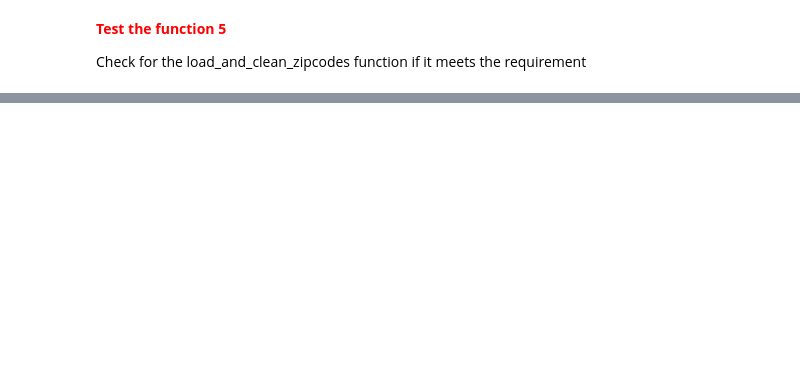
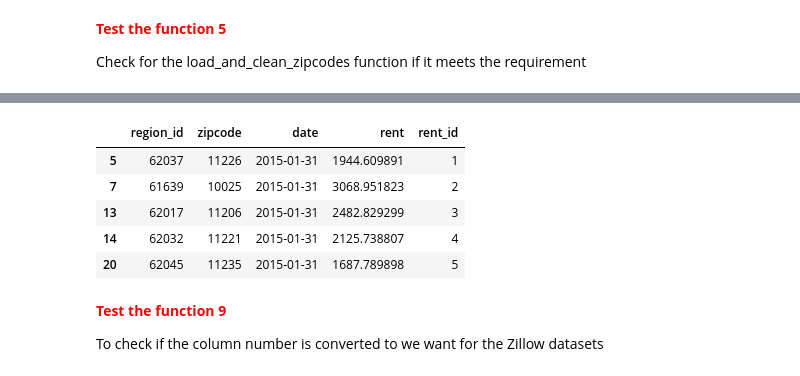
Before and after one commit to hy2836/IEORE4501_FinalProject, a Jupyter notebook: project_gp.ipynb, the cells around one changed output, grey strips where cells are left out. Cells and saved outputs as stored; diff of their text form; code cells hidden in the pictures; blank space fills up the shorter version.

```diff
--- a/project_gp.ipynb
+++ b/project_gp.ipynb
@@ -716,0 +849,14 @@ assert geodf_zipcode_data.crs.to_string() == "EPSG:3857", "Incorrect CRS in geom
+# %%
+# Show first 5 entries about zillow dataframe
+df_zillow_data.head()
+# %% [output]
+|  | region_id | zipcode | date | rent | rent_id |
+| 5 | 62037 | 11226 | 2015-01-31 | 1944.609891 | 1 |
+| 7 | 61639 | 10025 | 2015-01-31 | 3068.951823 | 2 |
+| 13 | 62017 | 11206 | 2015-01-31 | 2482.829299 | 3 |
+| 14 | 62032 | 11221 | 2015-01-31 | 2125.738807 | 4 |
+| 20 | 62045 | 11235 | 2015-01-31 | 1687.789898 | 5 |
+# %% [markdown]
+**<span style="color: red;">Test the function 9</span>**
+
+To check if the column number is converted to we want for the Zillow datasets
```
Also changed, not shown: parts of 18 cells of this notebook.
